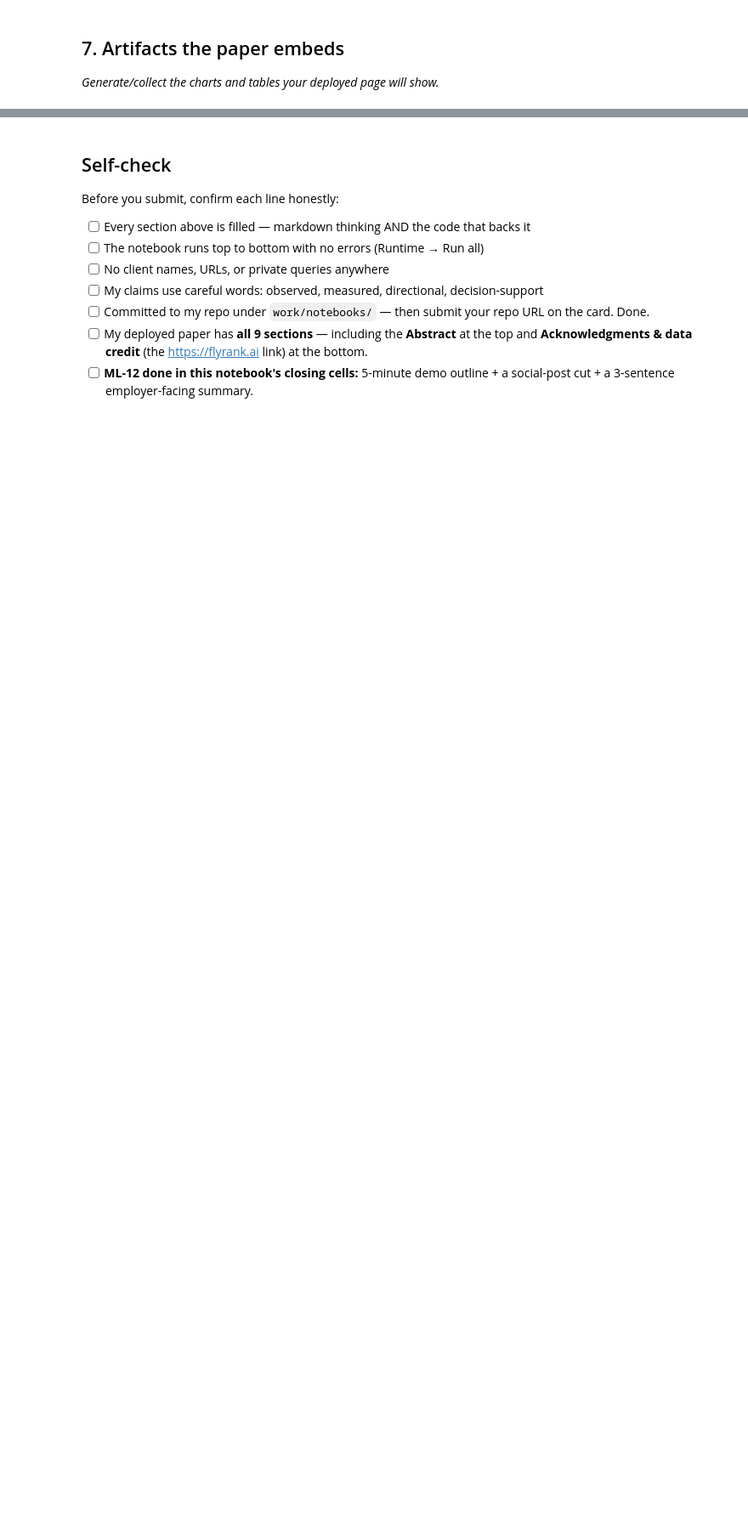
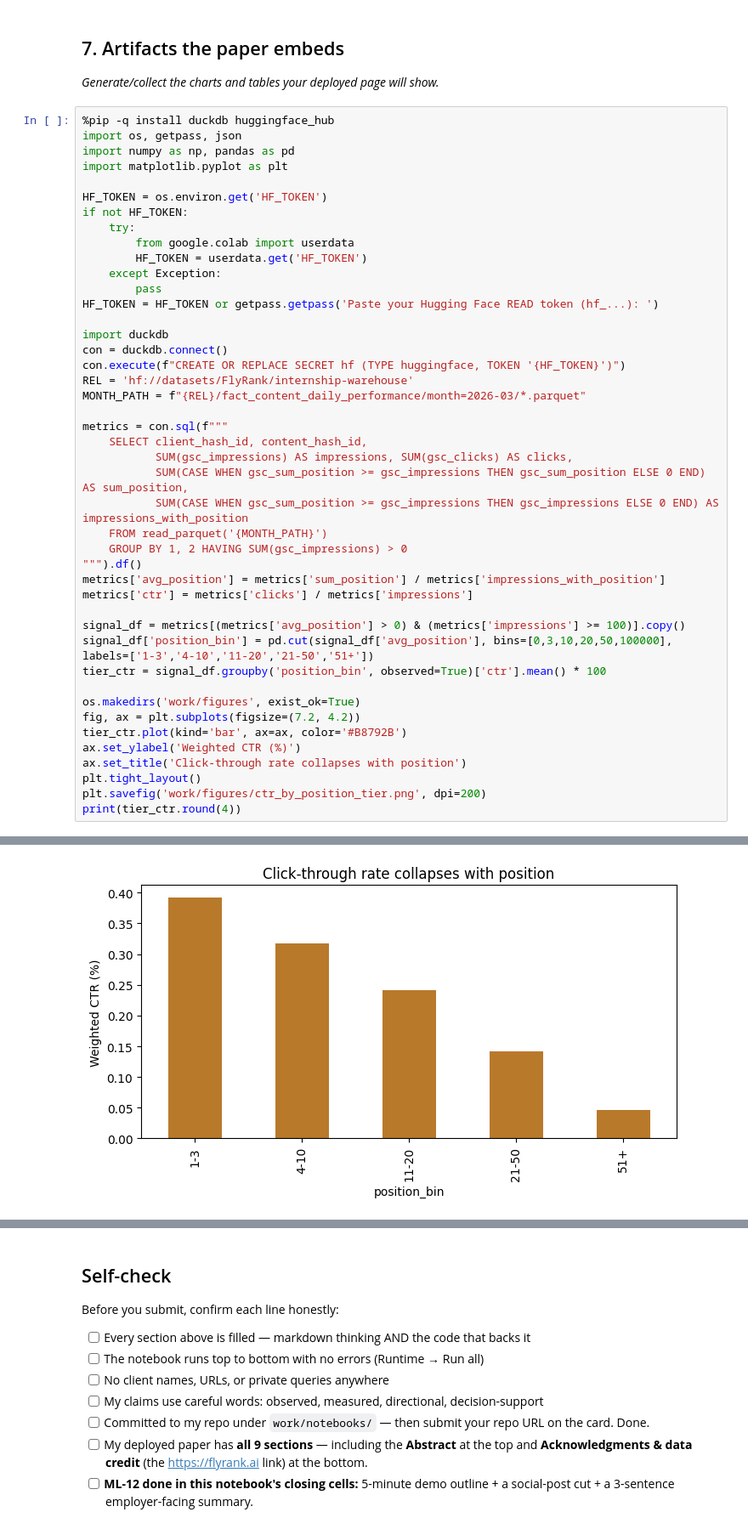
Before and after one commit to ZuhaaAsif/Applied-Search-Intelligence-Google-Search-Ranking-Discoverability, a Jupyter notebook: work/notebooks/capstone.ipynb, the cells around one changed output, grey strips where cells are left out. Shown at 85% size. Cells and saved outputs as stored; diff of their text form; blank space fills up the shorter version.

```diff
--- a/work/notebooks/capstone.ipynb
+++ b/work/notebooks/capstone.ipynb
@@ -34,3 +71,48 @@ This skeleton is yours to fill. Work the sections **in order** — each one has
 ## 7. Artifacts the paper embeds
 
 *Generate/collect the charts and tables your deployed page will show.*
+# %%
+%pip -q install duckdb huggingface_hub
+import os, getpass, json
+import numpy as np, pandas as pd
+import matplotlib.pyplot as plt
+
+HF_TOKEN = os.environ.get('HF_TOKEN')
+if not HF_TOKEN:
+    try:
+        from google.colab import userdata
+        HF_TOKEN = userdata.get('HF_TOKEN')
+    except Exception:
+        pass
+HF_TOKEN = HF_TOKEN or getpass.getpass('Paste your Hugging Face READ token (hf_...): ')
+
+import duckdb
+con = duckdb.connect()
+con.execute(f"CREATE OR REPLACE SECRET hf (TYPE huggingface, TOKEN '{HF_TOKEN}')")
+REL = 'hf://datasets/FlyRank/internship-warehouse'
+MONTH_PATH = f"{REL}/fact_content_daily_performance/month=2026-03/*.parquet"
+
+metrics = con.sql(f"""
+    SELECT client_hash_id, content_hash_id,
+           SUM(gsc_impressions) AS impressions, SUM(gsc_clicks) AS clicks,
+           SUM(CASE WHEN gsc_sum_position >= gsc_impressions THEN gsc_sum_position ELSE 0 END) AS sum_position,
+           SUM(CASE WHEN gsc_sum_position >= gsc_impressions THEN gsc_impressions ELSE 0 END) AS impressions_with_position
+    FROM read_parquet('{MONTH_PATH}')
+    GROUP BY 1, 2 HAVING SUM(gsc_impressions) > 0
+""").df()
+metrics['avg_position'] = metrics['sum_position'] / metrics['impressions_with_position']
+metrics['ctr'] = metrics['clicks'] / metrics['impressions']
+
+signal_df = metrics[(metrics['avg_position'] > 0) & (metrics['impressions'] >= 100)].copy()
+signal_df['position_bin'] = pd.cut(signal_df['avg_position'], bins=[0,3,10,20,50,100000], labels=['1-3','4-10','11-20','21-50','51+'])
+tier_ctr = signal_df.groupby('position_bin', observed=True)['ctr'].mean() * 100
+
+os.makedirs('work/figures', exist_ok=True)
+fig, ax = plt.subplots(figsize=(7.2, 4.2))
+tier_ctr.plot(kind='bar', ax=ax, color='#B8792B')
+ax.set_ylabel('Weighted CTR (%)')
+ax.set_title('Click-through rate collapses with position')
+plt.tight_layout()
+plt.savefig('work/figures/ctr_by_position_tier.png', dpi=200)
+print(tier_ctr.round(4))
+# %% [output]
@@ -36,0 +127 @@ This skeleton is yours to fill. Work the sections **in order** — each one has
+[figure, added]
```
Also changed, not shown: parts of 9 cells of this notebook.
